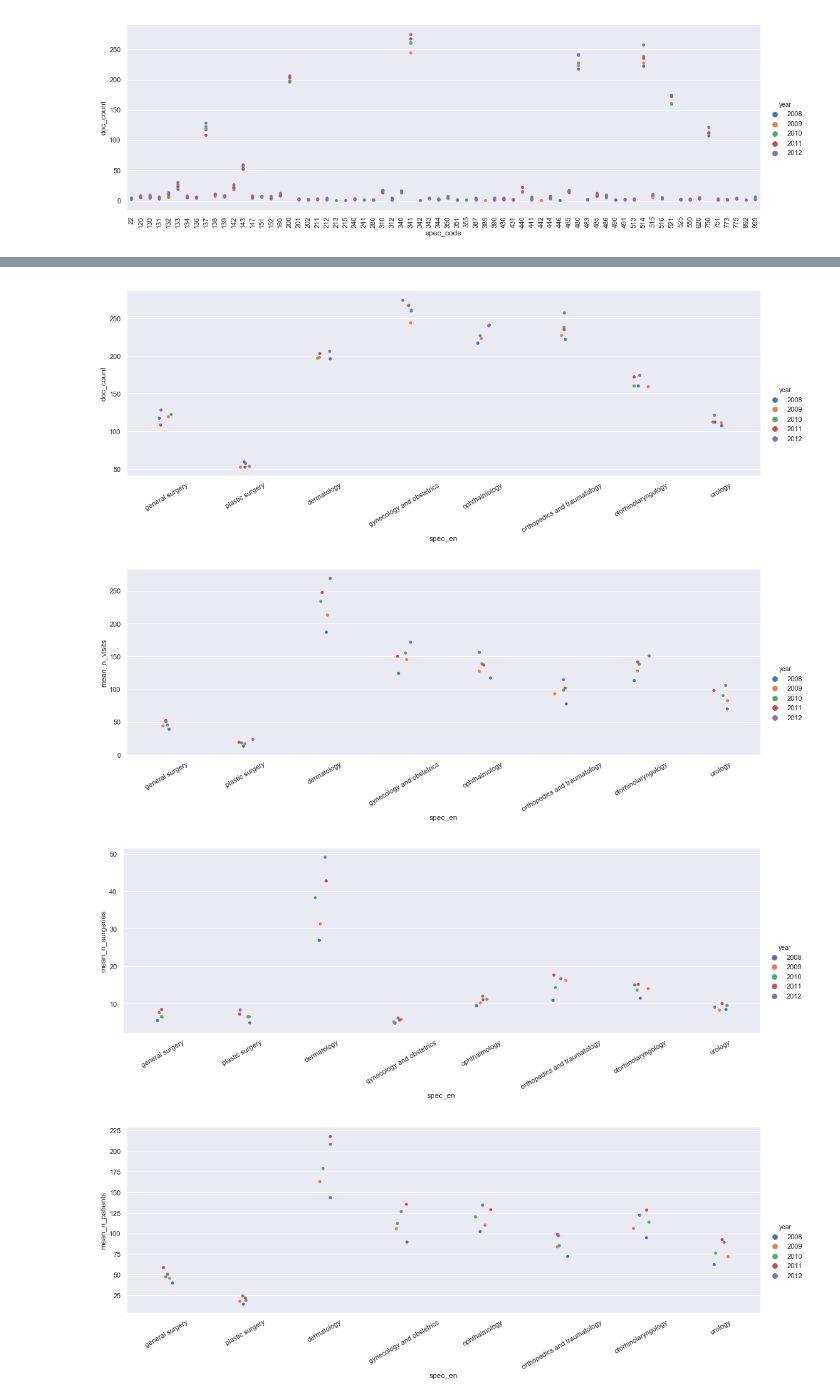
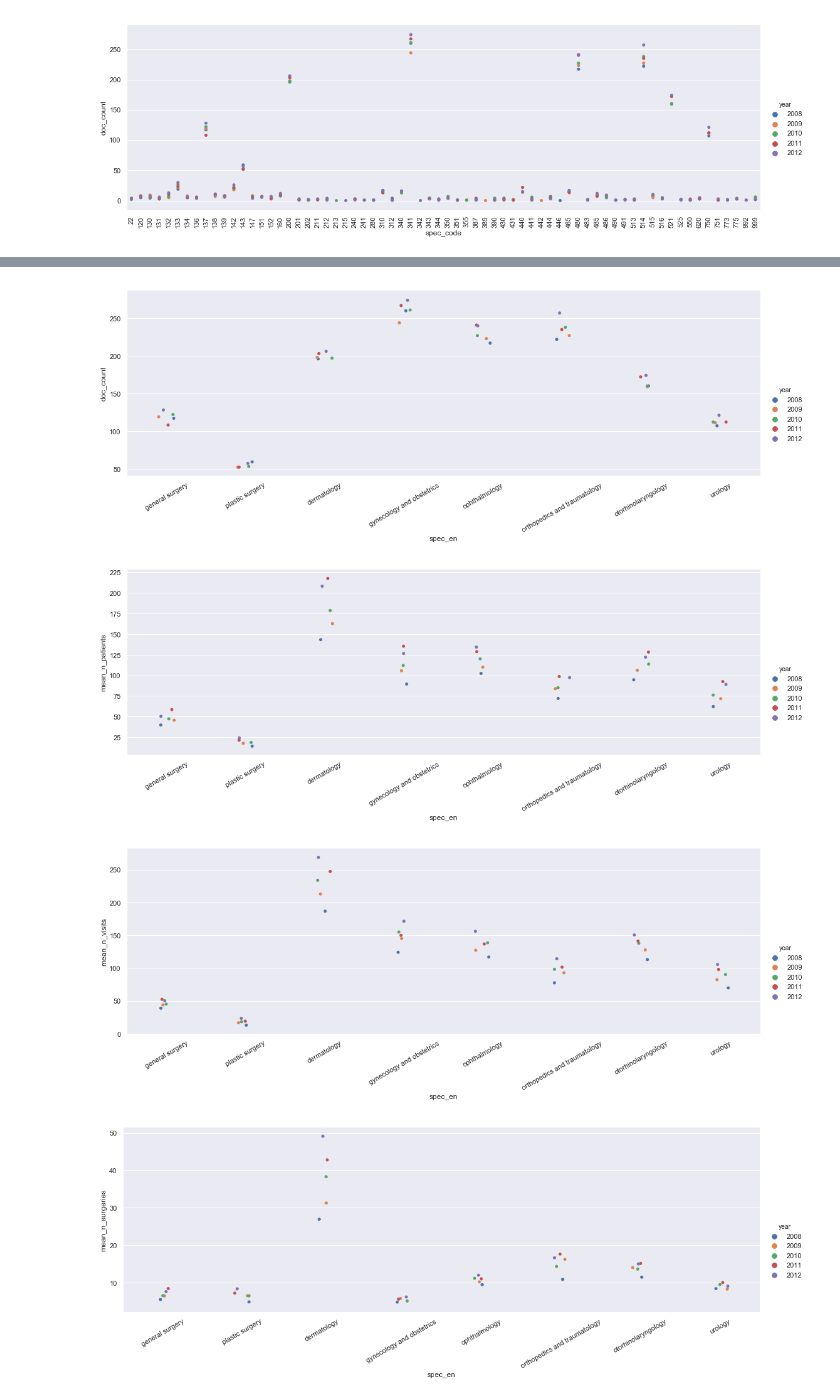
Before and after one commit to tmivanus/Springboard, a Jupyter notebook: Capstone_01/05_first_analyses.ipynb, the cells around one changed output, grey strips where cells are left out. Cells and saved outputs as stored; diff of their text form; code cells hidden in the pictures.

```diff
--- a/Capstone_01/05_first_analyses.ipynb
+++ b/Capstone_01/05_first_analyses.ipynb
@@ -29,16 +29,17 @@ dtypes: float64(2), int64(7), object(3)
 memory usage: 777.6+ KB
 None
 # %%
-## Creating subpanel_01 based on specialty
-group_01 = panel.groupby(['spec_code','spec_en','year'])[['doc_code']].count()
-group_02 = panel.groupby(['spec_code','spec_en','year'])[['n_visits','n_surgeries','n_patients',\
+## Creating panel_spec based on specialty
+group1 = panel.groupby(['spec_code','spec_en','year'])[['doc_code']].count()
+group2 = panel.groupby(['spec_code','spec_en','year'])[['n_visits','n_surgeries','n_patients',\
                                                              'c_visit','c_surgery']].mean()
 
-subpanel_01 = pd.merge(group_01, group_02, on=['spec_code','spec_en','year'])
-subpanel_01.columns = ['doc_count','mean_n_visits','mean_n_surgeries','mean_n_patients',\
+panel_spec = pd.merge(group1, group2, on=['spec_code','spec_en','year'])
+panel_spec.columns = ['doc_count','mean_n_visits','mean_n_surgeries','mean_n_patients',\
                        'mean_c_visit','mean_c_surgery']
-subpanel_01.reset_index(inplace=True)
-print(subpanel_01.info())
+
+panel_spec.reset_index(inplace=True)
+print(panel_spec.info())
 # %% [output]
 <class 'pandas.core.frame.DataFrame'>
 RangeIndex: 297 entries, 0 to 296
@@ -57,10 +58,10 @@ memory usage: 21.0+ KB
 None
 # %%
 ## Illustrating the number of doctors observed for each specialty.
-sns.set(style='darkgrid')
-fig_01 = sns.catplot(x='spec_code', y='doc_count', data=subpanel_01,\
+sns.set()
+_ = sns.catplot(x='spec_code', y='doc_count', data=panel_spec,\
                      jitter=False, hue='year', height=5, aspect=3)
-fig_01.set_xticklabels(rotation=90)
+_.set_xticklabels(rotation=90)
 plt.show()
 # %% [output]
 [figure]
@@ -93,26 +94,26 @@ plt.show()
 # %%
 ## Only specialties with more than 50 doctors observed per year.
-doc_count_more_50 = subpanel_01['doc_count'] > 50
+spec_more_50_doc = panel_spec['doc_count'] > 50
 
-fig_B1 = sns.catplot(x='spec_en', y='doc_count', data=subpanel_01[doc_count_more_50],\
+_ = sns.catplot(x='spec_en', y='doc_count', data=panel_spec[spec_more_50_doc],\
                      jitter=True, hue='year', height=5, aspect=3)
-fig_B1.set_xticklabels(rotation=30)
+_.set_xticklabels(rotation=30)
 
-fig_B2 = sns.catplot(x='spec_en', y='mean_n_visits', data=subpanel_01[doc_count_more_50],\
+_ = sns.catplot(x='spec_en', y='mean_n_patients', data=panel_spec[spec_more_50_doc],\
                      jitter=True, hue='year', height=5, aspect=3)
-fig_B2.set_xticklabels(rotation=30)
+_.set_xticklabels(rotation=30)
 
-fig_B3 = sns.catplot(x='spec_en', y='mean_n_surgeries', data=subpanel_01[doc_count_more_50],\
+_ = sns.catplot(x='spec_en', y='mean_n_visits', data=panel_spec[spec_more_50_doc],\
                      jitter=True, hue='year', height=5, aspect=3)
-fig_B3.set_xticklabels(rotation=30)
+_.set_xticklabels(rotation=30)
 
-fig_B4 = sns.catplot(x='spec_en', y='mean_n_patients', data=subpanel_01[doc_count_more_50],\
+_ = sns.catplot(x='spec_en', y='mean_n_surgeries', data=panel_spec[spec_more_50_doc],\
                      jitter=True, hue='year', height=5, aspect=3)
-fig_B4.set_xticklabels(rotation=30)
+_.set_xticklabels(rotation=30)
 
 plt.show()
 # %% [output]
-[figure, old version]
+[figure, new version]
-[figure, old version]
+[figure, new version]
-[figure, old version]
+[figure, new version]
-[figure, old version]
+[figure, new version]
```
Also changed, not shown: parts of 12 cells of this notebook.
